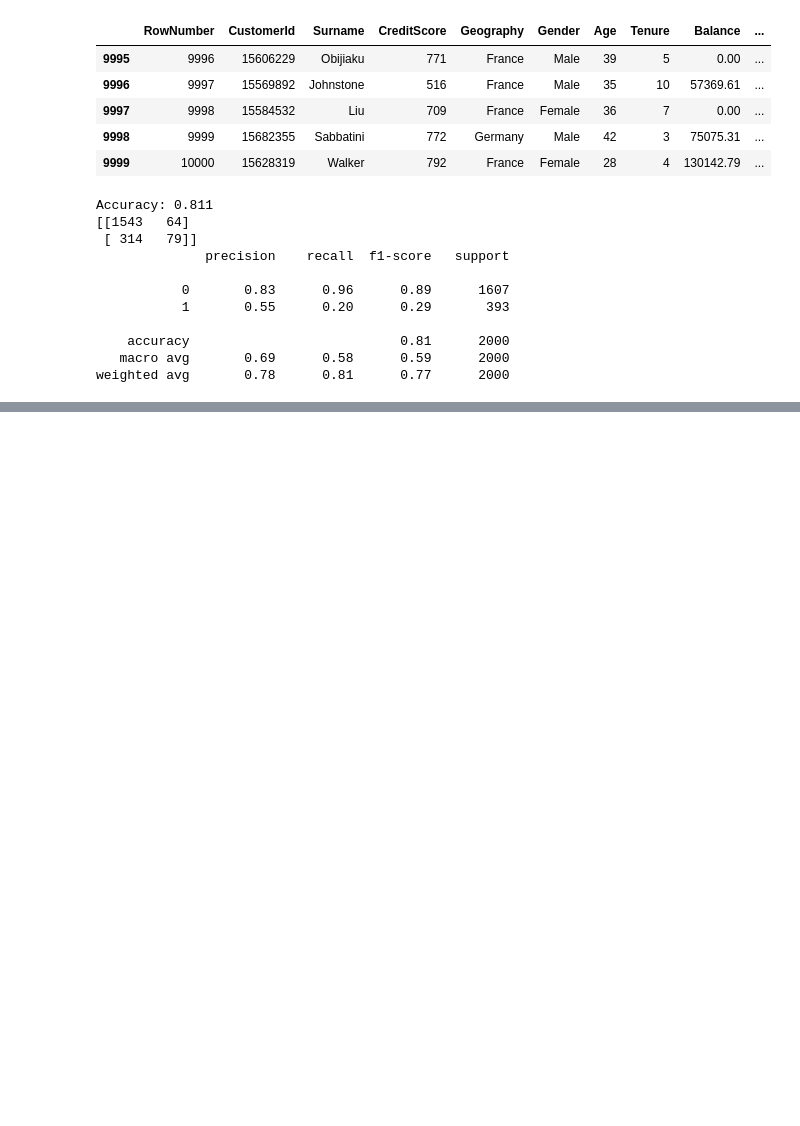
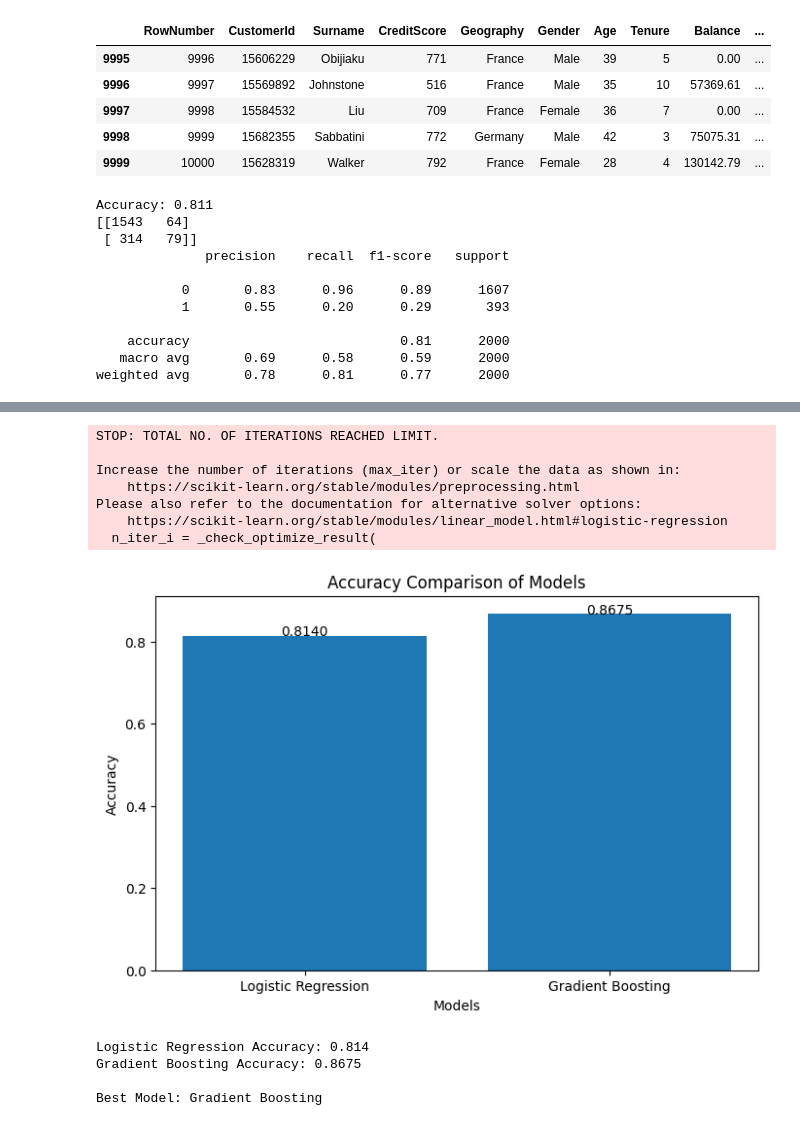
Before and after one commit to naveen03-tech/CodSoft-Machine-Learning-internship, a Jupyter notebook: task_3.ipynb, the cells around one changed output, grey strips where cells are left out. Cells and saved outputs as stored; diff of their text form; code cells hidden in the pictures; blank space fills up the shorter version.

```diff
--- a/task_3.ipynb
+++ b/task_3.ipynb
@@ -136,0 +257,58 @@ weighted avg       0.78      0.81      0.77      2000
+# %%
+from sklearn.linear_model import LogisticRegression
+from sklearn.ensemble import GradientBoostingClassifier
+from sklearn.metrics import accuracy_score
+import matplotlib.pyplot as plt
+
+# Logistic Regression
+lr_model = LogisticRegression(max_iter=1000)
+lr_model.fit(X_train, y_train)
+
+lr_pred = lr_model.predict(X_test)
+lr_accuracy = accuracy_score(y_test, lr_pred)
+
+# Gradient Boosting
+gb_model = GradientBoostingClassifier(random_state=42)
+gb_model.fit(X_train, y_train)
+
+gb_pred = gb_model.predict(X_test)
+gb_accuracy = accuracy_score(y_test, gb_pred)
+
+# Comparison Graph
+models = ['Logistic Regression', 'Gradient Boosting']
+accuracies = [lr_accuracy, gb_accuracy]
+
+plt.figure(figsize=(8,5))
+plt.bar(models, accuracies)
+
+plt.title('Accuracy Comparison of Models')
+plt.xlabel('Models')
+plt.ylabel('Accuracy')
+
+for i, value in enumerate(accuracies):
+    plt.text(i, value, f'{value:.4f}', ha='center')
+
+plt.show()
+
+print("Logistic Regression Accuracy:", lr_accuracy)
+print("Gradient Boosting Accuracy:", gb_accuracy)
+
+if gb_accuracy > lr_accuracy:
+    print("\nBest Model: Gradient Boosting")
+elif lr_accuracy > gb_accuracy:
+    print("\nBest Model: Logistic Regression")
+else:
+    print("\nBoth models have the same accuracy.")
+# %% [output]
+STOP: TOTAL NO. OF ITERATIONS REACHED LIMIT.
+
+Increase the number of iterations (max_iter) or scale the data as shown in:
+    https://scikit-learn.org/stable/modules/preprocessing.html
+Please also refer to the documentation for alternative solver options:
+    https://scikit-learn.org/stable/modules/linear_model.html#logistic-regression
+  n_iter_i = _check_optimize_result(
+[figure, added]
+Logistic Regression Accuracy: 0.814
+Gradient Boosting Accuracy: 0.8675
+
+Best Model: Gradient Boosting
```
Also changed, not shown: parts of 4 cells of this notebook.
